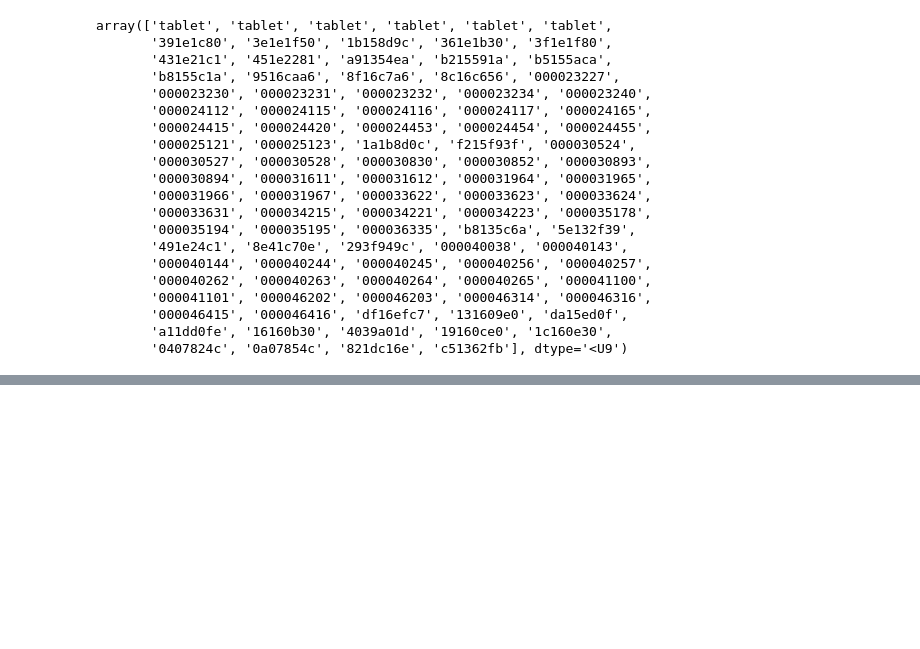
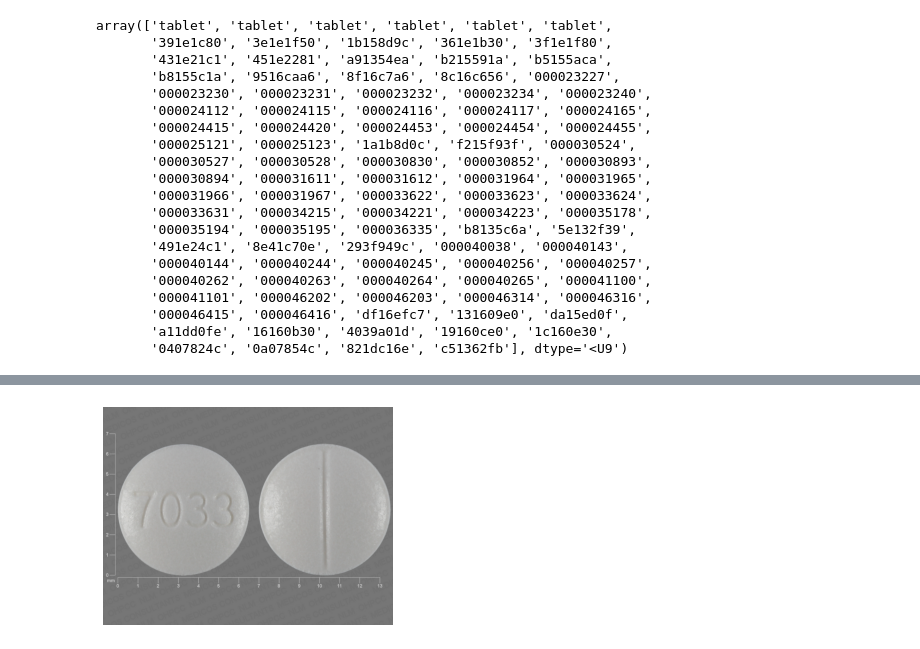
Before and after one commit to chbigbrother/Pillbox, a Jupyter notebook: Pillbox.ipynb, the cells around one changed output, grey strips where cells are left out. Cells and saved outputs as stored; diff of their text form; code cells hidden in the pictures; blank space fills up the shorter version.

```diff
--- a/Pillbox.ipynb
+++ b/Pillbox.ipynb
@@ -119,0 +143,12 @@ array(['tablet', 'tablet', 'tablet', 'tablet', 'tablet', 'tablet',
+# %%
+img_array = np.array(img)
+
+# 2. 히트맵 그리기
+import matplotlib.pylab as plt
+
+
+plt.imshow(img_array)
+plt.axis("off")
+plt.show()
+# %% [output]
+[figure, added]
```
Also changed, not shown: parts of 7 cells of this notebook.
